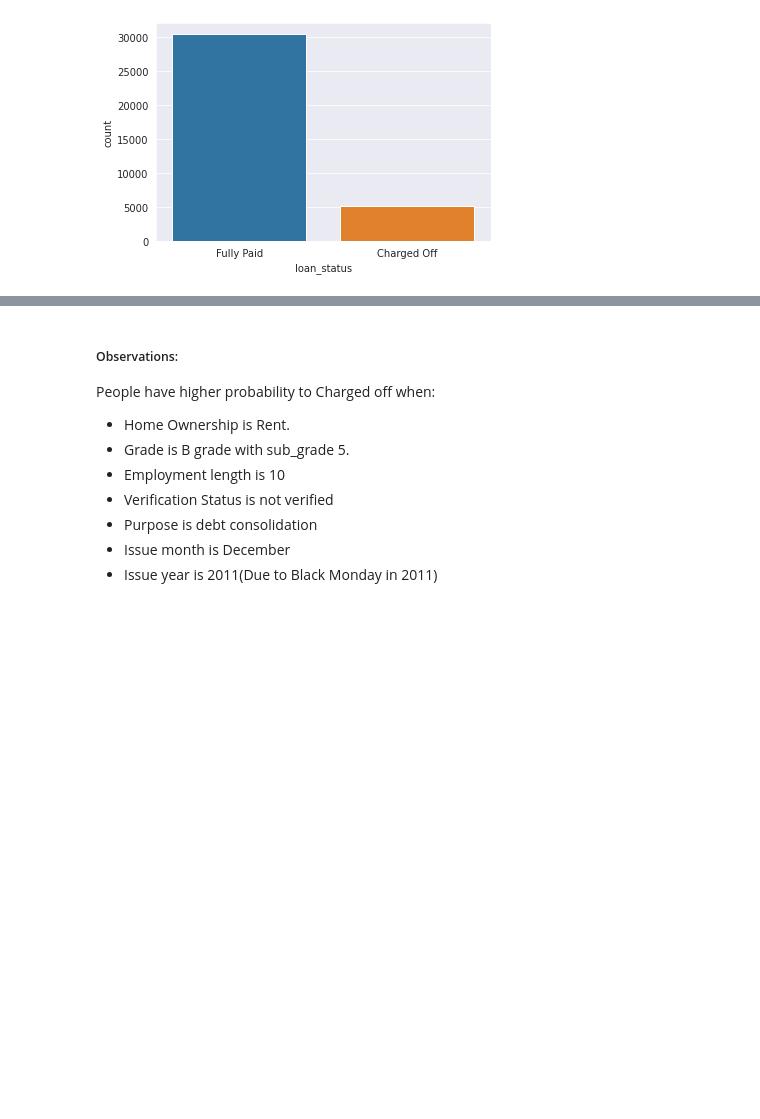
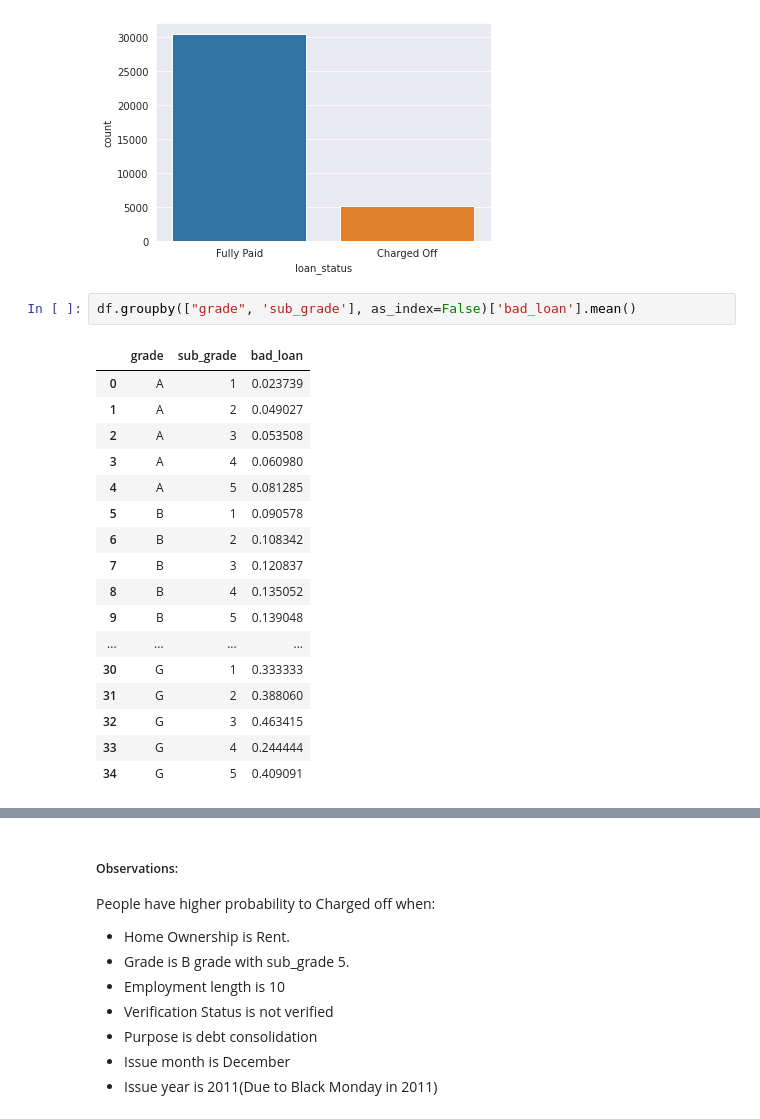
Before and after one commit to sidshrivastav/LendingClubCaseStudy, a Jupyter notebook: siddhant_shrivastav.ipynb, the cells around one changed output, grey strips where cells are left out. Cells and saved outputs as stored; diff of their text form; blank space fills up the shorter version.

```diff
--- a/siddhant_shrivastav.ipynb
+++ b/siddhant_shrivastav.ipynb
@@ -287,5 +291,25 @@ sns.countplot(data=df, x='loan_status')
 # %% [output]
 <AxesSubplot:xlabel='loan_status', ylabel='count'>
 [figure]
+# %%
+df.groupby(["grade", 'sub_grade'], as_index=False)['bad_loan'].mean()
+# %% [output]
+|  | grade | sub_grade | bad_loan |
+| 0 | A | 1 | 0.023739 |
+| 1 | A | 2 | 0.049027 |
+| 2 | A | 3 | 0.053508 |
+| 3 | A | 4 | 0.060980 |
+| 4 | A | 5 | 0.081285 |
+| 5 | B | 1 | 0.090578 |
+| 6 | B | 2 | 0.108342 |
+| 7 | B | 3 | 0.120837 |
+| 8 | B | 4 | 0.135052 |
+| 9 | B | 5 | 0.139048 |
+| ... | ... | ... | ... |
+| 30 | G | 1 | 0.333333 |
+| 31 | G | 2 | 0.388060 |
+| 32 | G | 3 | 0.463415 |
+| 33 | G | 4 | 0.244444 |
+| 34 | G | 5 | 0.409091 |
 # %%
 fig, ax =plt.subplots(5,2, figsize=(25,25))
```
Also changed, not shown: parts of 6 cells of this notebook.
